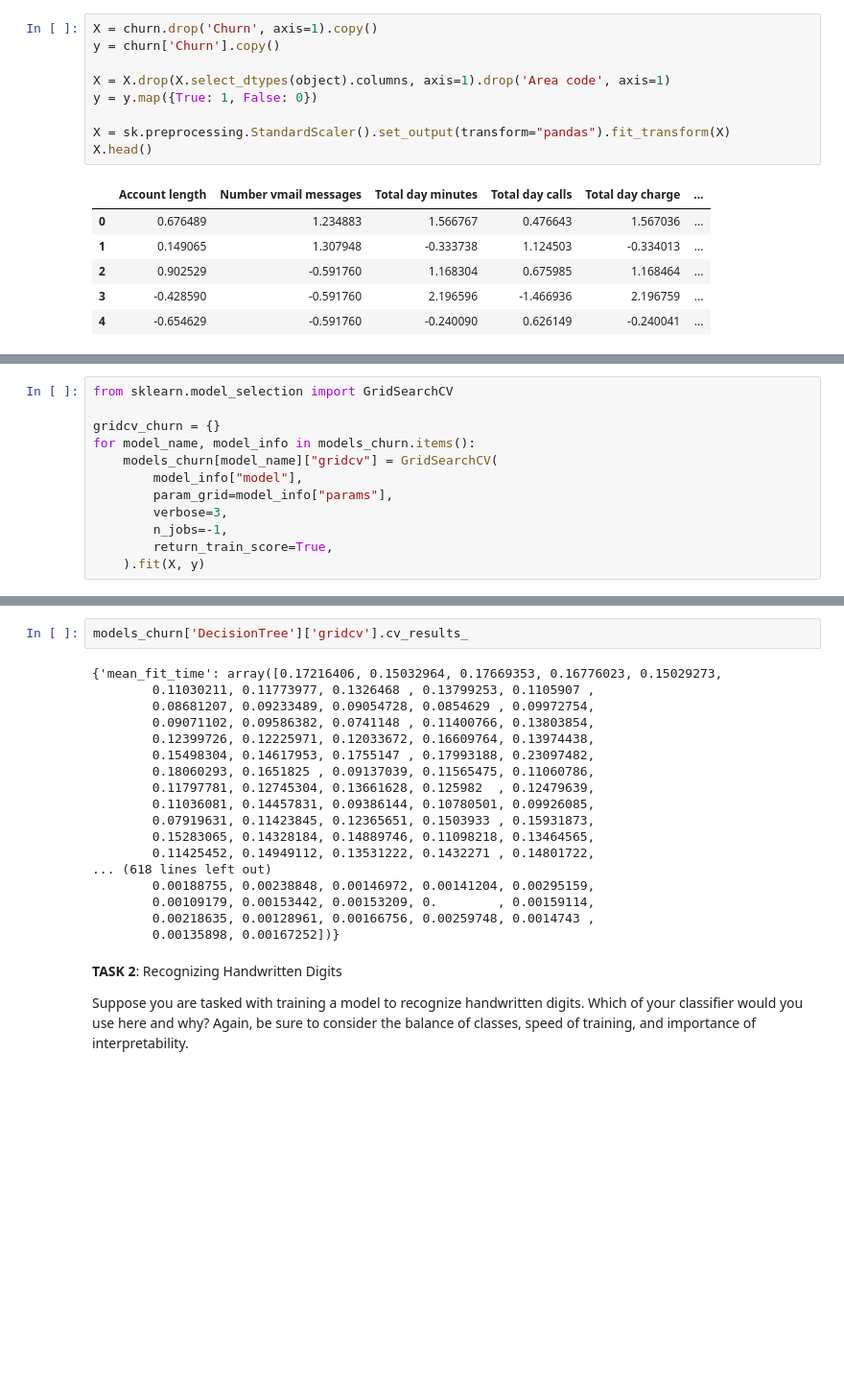
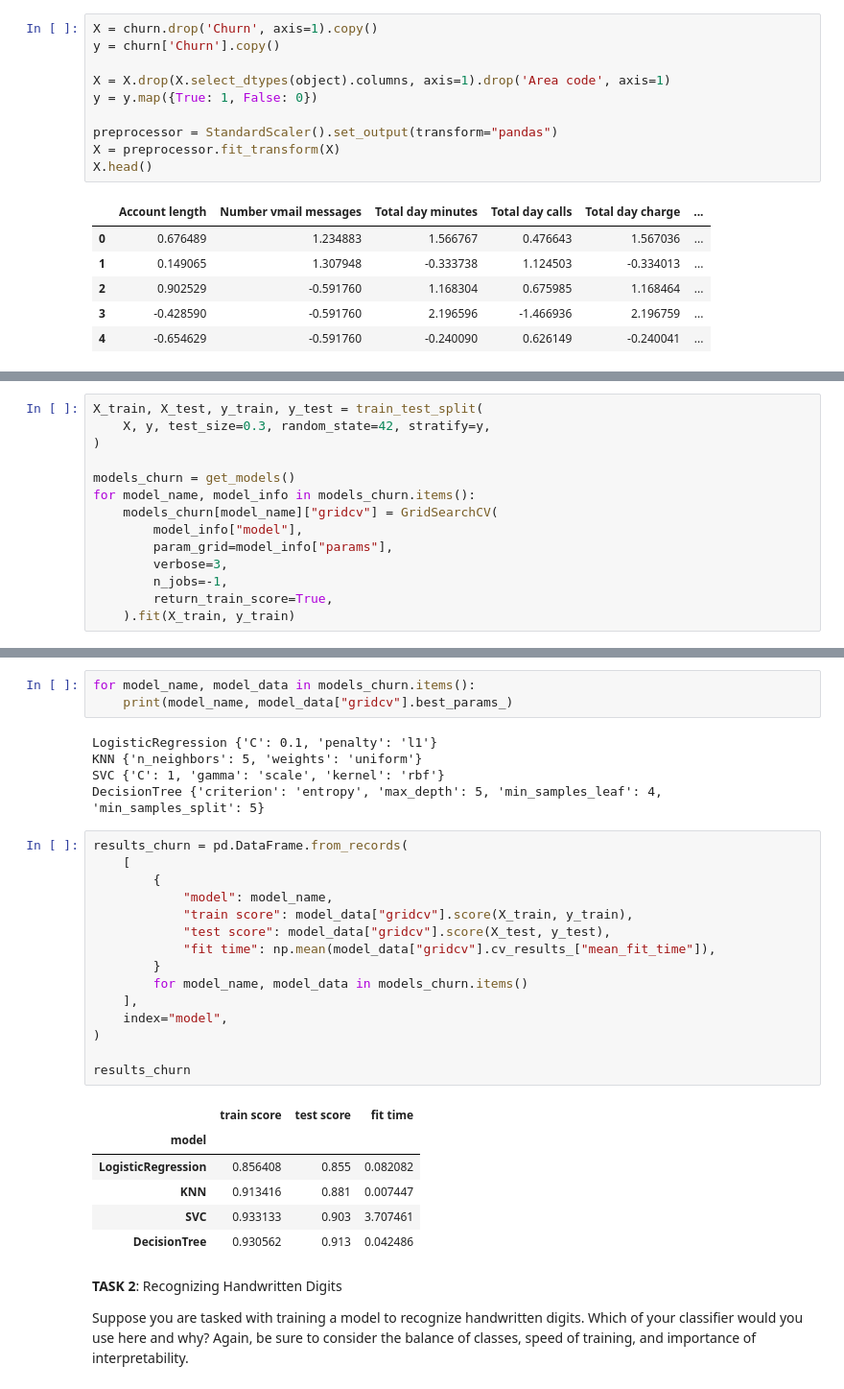
Before and after one commit to hpmartins/mlai-ucb-codes, a Jupyter notebook: course_activities/16/try_it_16.1.ipynb, the cells around one changed output, grey strips where cells are left out. Shown at 96% size. Cells and saved outputs as stored; diff of their text form; blank space fills up the shorter version.

```diff
--- a/course_activities/16/try_it_16.1.ipynb
+++ b/course_activities/16/try_it_16.1.ipynb
@@ -32,7 +74,8 @@ y = churn['Churn'].copy()
 X = X.drop(X.select_dtypes(object).columns, axis=1).drop('Area code', axis=1)
 y = y.map({True: 1, False: 0})
 
-X = sk.preprocessing.StandardScaler().set_output(transform="pandas").fit_transform(X)
+preprocessor = StandardScaler().set_output(transform="pandas")
+X = preprocessor.fit_transform(X)
 X.head()
 # %% [output]
 |  | Account length | Number vmail messages | Total day minutes | Total day calls | Total day charge | ... |
@@ -84,7 +87,9 @@ models_churn = {
 # %%
-from sklearn.model_selection import GridSearchCV
+X_train, X_test, y_train, y_test = train_test_split(
+    X, y, test_size=0.3, random_state=42, stratify=y,
+)
 
-gridcv_churn = {}
+models_churn = get_models()
 for model_name, model_info in models_churn.items():
     models_churn[model_name]["gridcv"] = GridSearchCV(
         model_info["model"],
@@ -92,5 +97,5 @@ for model_name, model_info in models_churn.items():
         verbose=3,
         n_jobs=-1,
         return_train_score=True,
-    ).fit(X, y)
+    ).fit(X_train, y_train)
 # %% [output]
@@ -174,23 +119,33 @@ models_churn['SVC']['gridcv'].cv_results_
-# %%
-models_churn['DecisionTree']['gridcv'].cv_results_
-# %% [output]
-{'mean_fit_time': array([0.17216406, 0.15032964, 0.17669353, 0.16776023, 0.15029273,
-        0.11030211, 0.11773977, 0.1326468 , 0.13799253, 0.1105907 ,
-        0.08681207, 0.09233489, 0.09054728, 0.0854629 , 0.09972754,
-        0.09071102, 0.09586382, 0.0741148 , 0.11400766, 0.13803854,
-        0.12399726, 0.12225971, 0.12033672, 0.16609764, 0.13974438,
-        0.15498304, 0.14617953, 0.1755147 , 0.17993188, 0.23097482,
-        0.18060293, 0.1651825 , 0.09137039, 0.11565475, 0.11060786,
-        0.11797781, 0.12745304, 0.13661628, 0.125982  , 0.12479639,
-        0.11036081, 0.14457831, 0.09386144, 0.10780501, 0.09926085,
-        0.07919631, 0.11423845, 0.12365651, 0.1503933 , 0.15931873,
-        0.15283065, 0.14328184, 0.14889746, 0.11098218, 0.13464565,
-        0.11425452, 0.14949112, 0.13531222, 0.1432271 , 0.14801722,
-... (618 lines left out)
-        0.00188755, 0.00238848, 0.00146972, 0.00141204, 0.00295159,
-        0.00109179, 0.00153442, 0.00153209, 0.        , 0.00159114,
-        0.00218635, 0.00128961, 0.00166756, 0.00259748, 0.0014743 ,
-        0.00135898, 0.00167252])}
+# %%
+for model_name, model_data in models_churn.items():
+    print(model_name, model_data["gridcv"].best_params_)
+# %% [output]
+LogisticRegression {'C': 0.1, 'penalty': 'l1'}
+KNN {'n_neighbors': 5, 'weights': 'uniform'}
+SVC {'C': 1, 'gamma': 'scale', 'kernel': 'rbf'}
+DecisionTree {'criterion': 'entropy', 'max_depth': 5, 'min_samples_leaf': 4, 'min_samples_split': 5}
+# %%
+results_churn = pd.DataFrame.from_records(
+    [
+        {
+            "model": model_name,
+            "train score": model_data["gridcv"].score(X_train, y_train),
+            "test score": model_data["gridcv"].score(X_test, y_test),
+            "fit time": np.mean(model_data["gridcv"].cv_results_["mean_fit_time"]),
+        }
+        for model_name, model_data in models_churn.items()
+    ],
+    index="model",
+)
+
+results_churn
+# %% [output]
+|  | train score | test score | fit time |
+| model |  |  |  |
+| LogisticRegression | 0.856408 | 0.855 | 0.082082 |
+| KNN | 0.913416 | 0.881 | 0.007447 |
+| SVC | 0.933133 | 0.903 | 3.707461 |
+| DecisionTree | 0.930562 | 0.913 | 0.042486 |
 # %% [markdown]
 **TASK 2**: Recognizing Handwritten Digits
 
```
Also changed, not shown: parts of 11 cells of this notebook.
